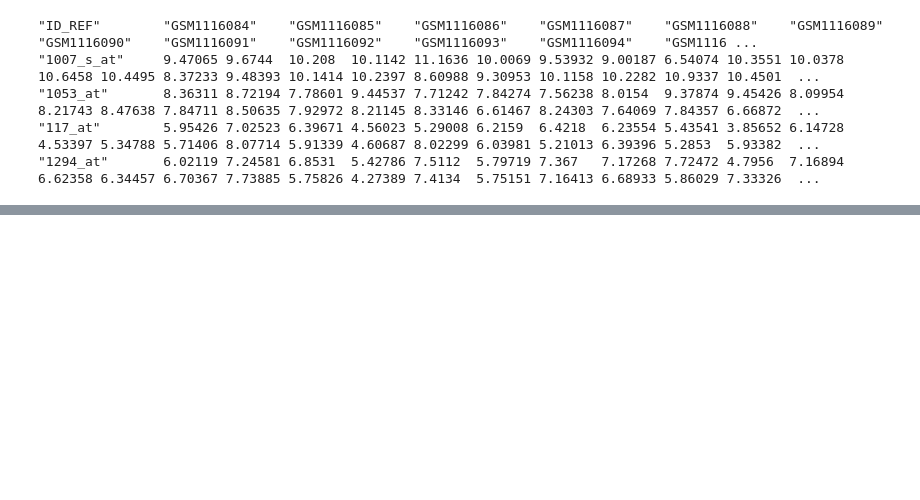
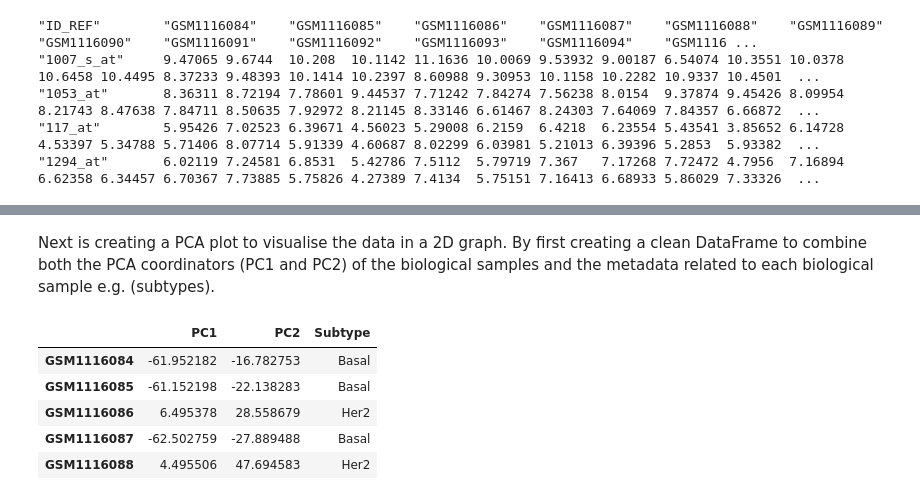
Before and after one commit to Edvin-Jurgen-Ferizaj/Breast_Cancer_Transcriptomics, a Jupyter notebook: Breast_Cancer_Transcriptomics.ipynb, the cells around one changed output, grey strips where cells are left out. Cells and saved outputs as stored; diff of their text form; code cells hidden in the pictures; blank space fills up the shorter version.

```diff
--- a/Breast_Cancer_Transcriptomics.ipynb
+++ b/Breast_Cancer_Transcriptomics.ipynb
@@ -108,0 +347,19 @@ for line in lines[68:73]:
+# %% [markdown]
+Next is creating a PCA plot to visualise the data in a 2D graph. By first creating a clean DataFrame to combine both the PCA coordinators (PC1 and PC2) of the biological samples and the metadata related to each biological sample e.g. (subtypes).
+# %%
+pca_df = pd.DataFrame(
+    pca_result,
+    columns=["PC1", "PC2"],
+    index=pca_input.index
+)
+
+pca_df["Subtype"] = tumour_metadata.set_index("Sample").loc[pca_df.index, "Subtype"]
+
+pca_df.head()
+# %% [output]
+|  | PC1 | PC2 | Subtype |
+| GSM1116084 | -61.952182 | -16.782753 | Basal |
+| GSM1116085 | -61.152198 | -22.138283 | Basal |
+| GSM1116086 | 6.495378 | 28.558679 | Her2 |
+| GSM1116087 | -62.502759 | -27.889488 | Basal |
+| GSM1116088 | 4.495506 | 47.694583 | Her2 |
```
Also changed, not shown: parts of 42 cells of this notebook.
